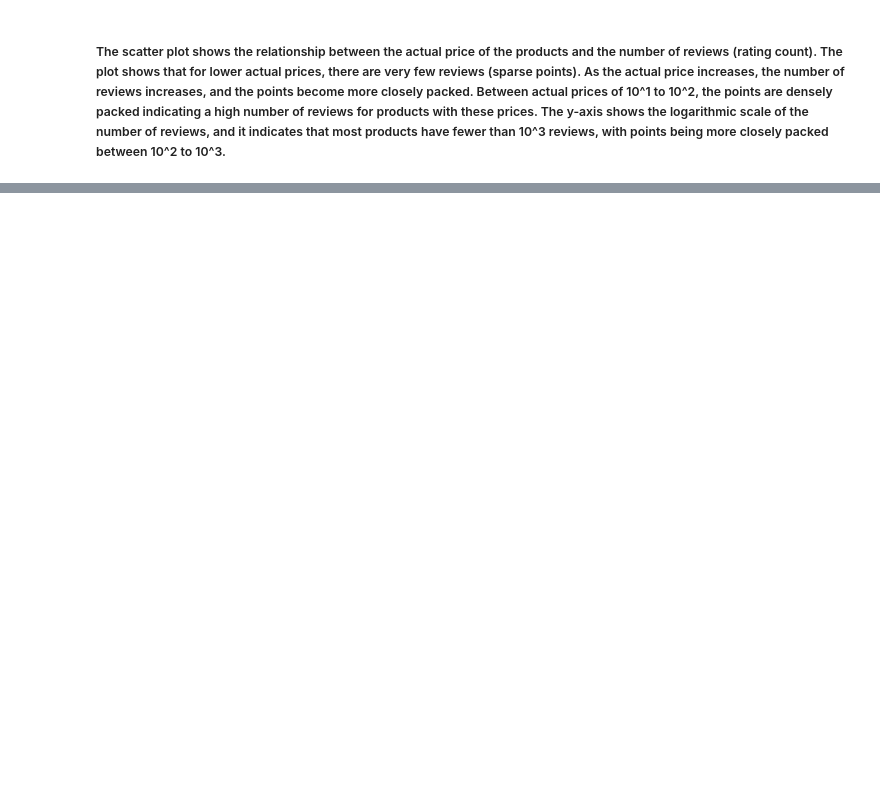
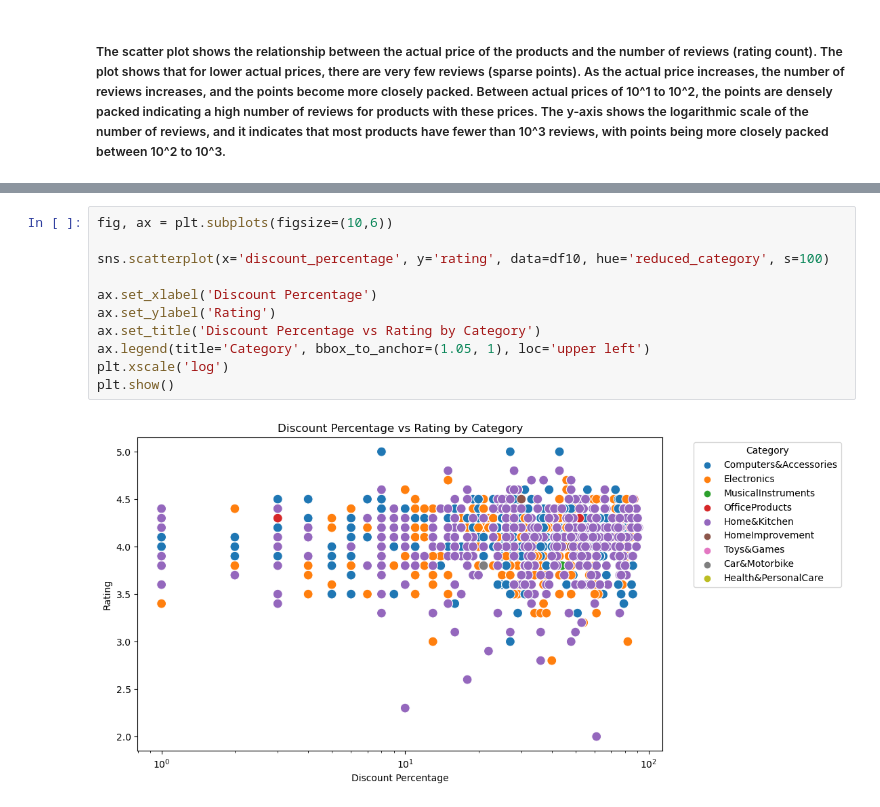
Before and after one commit to ubco-W2022T2-data301/project-group-group61, a Jupyter notebook: analysis/analysis2.ipynb, the cells around one changed output, grey strips where cells are left out. Drawn from its saved outputs; the diff is of its cells as text; blank space fills up the shorter version.

```diff
--- a/analysis/analysis2.ipynb
+++ b/analysis/analysis2.ipynb
@@ -434,0 +475,13 @@ plt.show()
+# %%
+fig, ax = plt.subplots(figsize=(10,6))
+
+sns.scatterplot(x='discount_percentage', y='rating', data=df10, hue='reduced_category', s=100)
+
+ax.set_xlabel('Discount Percentage')
+ax.set_ylabel('Rating')
+ax.set_title('Discount Percentage vs Rating by Category')
+ax.legend(title='Category', bbox_to_anchor=(1.05, 1), loc='upper left')
+plt.xscale('log')
+plt.show()
+# %% [output]
+[figure, added]
```
Also changed, not shown: parts of 6 cells of this notebook, 3 other files.
